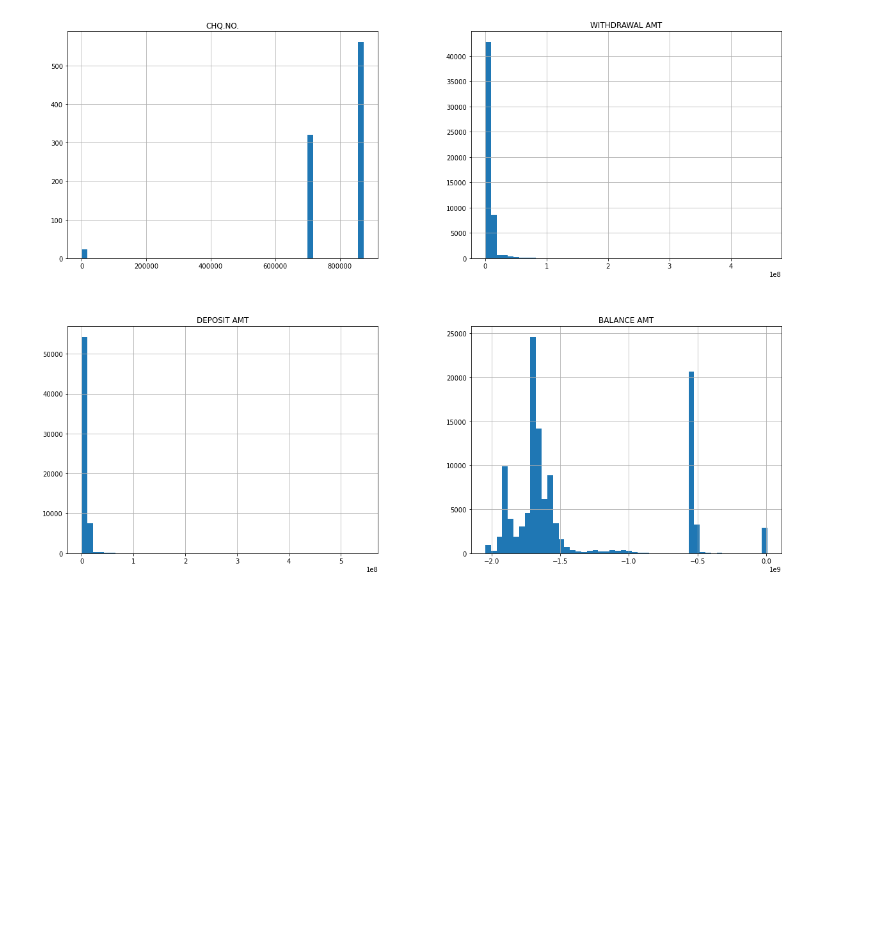
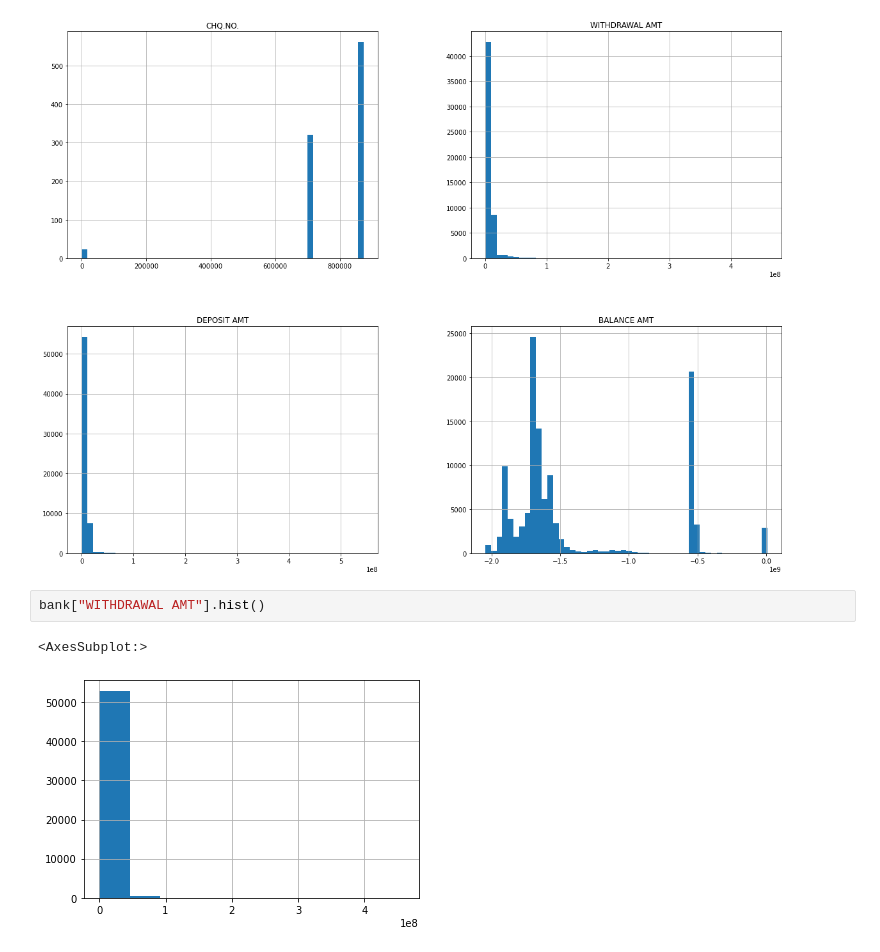
Before and after one commit to mehedihasanreal/MISL-Intern, a Jupyter notebook: Bank.ipynb, the cells around one changed output. Saved outputs shown, nothing was run; the diff lists cells and outputs as text; blank space fills up the shorter version.

Commit message:
Data Load and visualization

```diff
--- a/Bank.ipynb
+++ b/Bank.ipynb
@@ -65,3 +67,8 @@ bank.hist(bins=50, figsize=(20,15))
 plt.show()
 # %% [output]
 [figure]
+# %%
+bank["WITHDRAWAL AMT"].hist()
+# %% [output]
+<AxesSubplot:>
+[figure, added]
```
Also changed, not shown: parts of 3 cells of this notebook.
